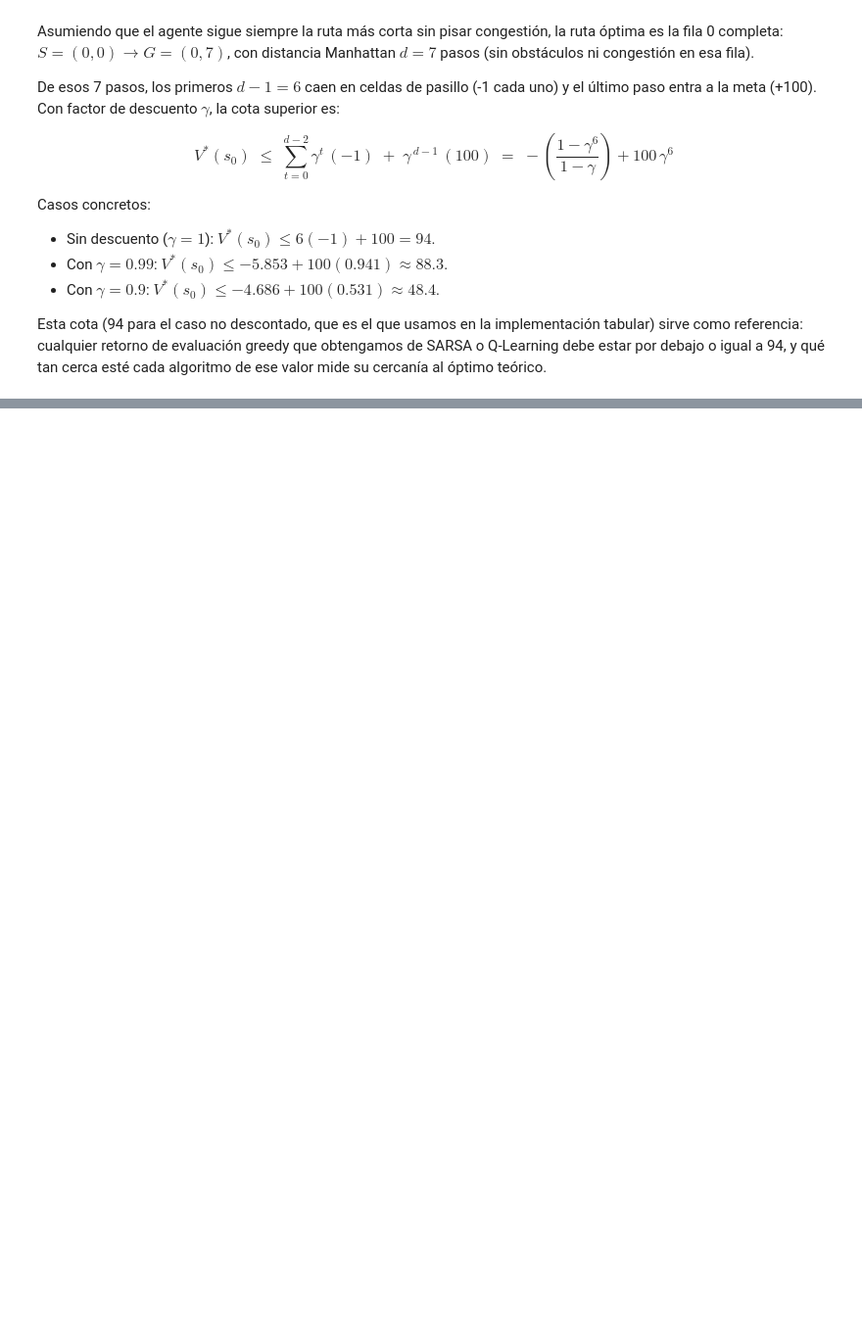
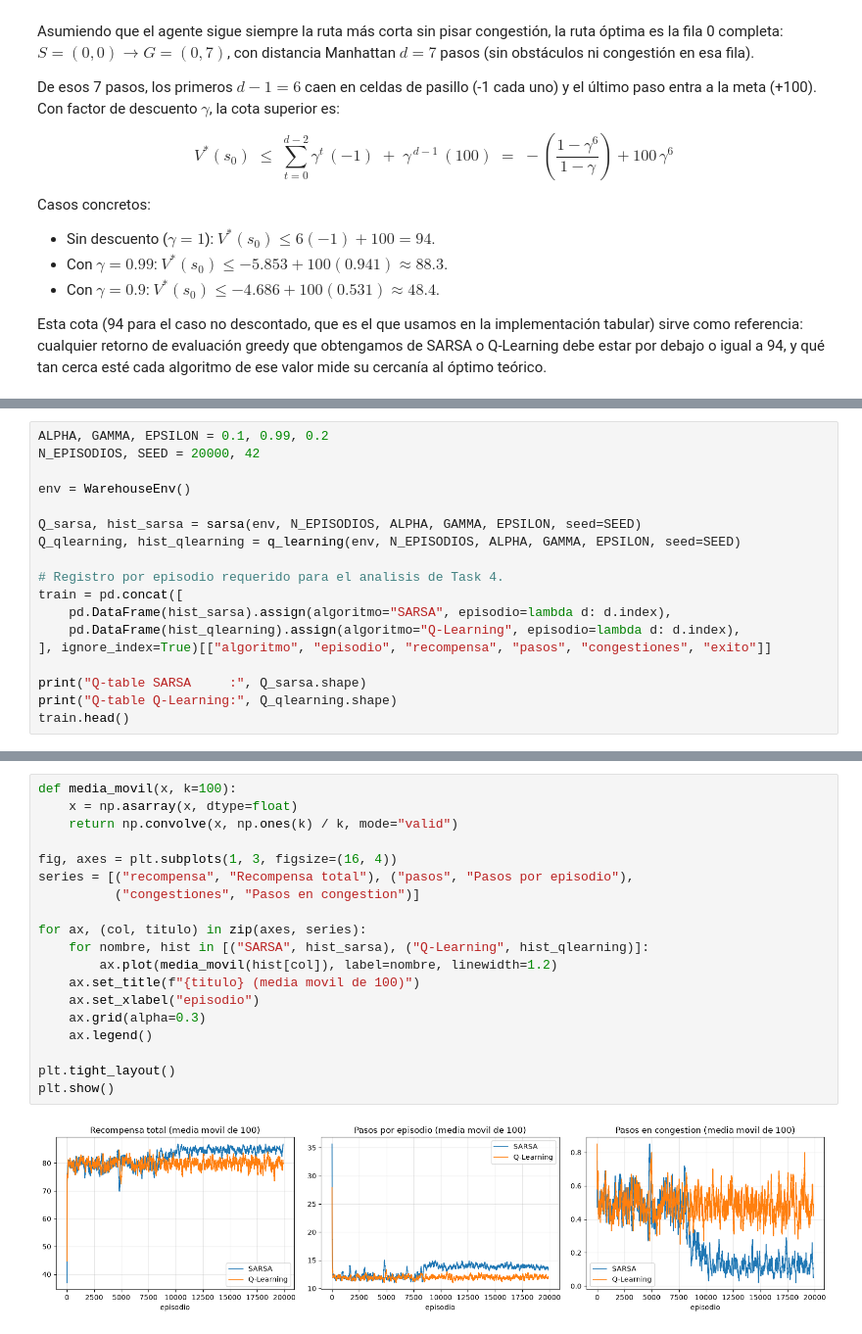
Before and after one commit to DanielDubon/RL-LAB4, a Jupyter notebook: lab4.ipynb, the cells around one changed output, grey strips where cells are left out. Shown at 98% size. Saved outputs shown, nothing was run; the diff lists cells and outputs as text; blank space fills up the shorter version.

Commit message:
Task 3 done

```diff
--- a/lab4.ipynb
+++ b/lab4.ipynb
@@ -139,0 +531,18 @@ Esta cota (94 para el caso no descontado, que es el que usamos en la implementac
+# %%
+ALPHA, GAMMA, EPSILON = 0.1, 0.99, 0.2
+N_EPISODIOS, SEED = 20000, 42
+
+env = WarehouseEnv()
+
+Q_sarsa, hist_sarsa = sarsa(env, N_EPISODIOS, ALPHA, GAMMA, EPSILON, seed=SEED)
+Q_qlearning, hist_qlearning = q_learning(env, N_EPISODIOS, ALPHA, GAMMA, EPSILON, seed=SEED)
+
+# Registro por episodio requerido para el analisis de Task 4.
+train = pd.concat([
+    pd.DataFrame(hist_sarsa).assign(algoritmo="SARSA", episodio=lambda d: d.index),
+    pd.DataFrame(hist_qlearning).assign(algoritmo="Q-Learning", episodio=lambda d: d.index),
+], ignore_index=True)[["algoritmo", "episodio", "recompensa", "pasos", "congestiones", "exito"]]
+
+print("Q-table SARSA     :", Q_sarsa.shape)
+print("Q-table Q-Learning:", Q_qlearning.shape)
+train.head()
@@ -139,0 +573,21 @@ Esta cota (94 para el caso no descontado, que es el que usamos en la implementac
+# %%
+def media_movil(x, k=100):
+    x = np.asarray(x, dtype=float)
+    return np.convolve(x, np.ones(k) / k, mode="valid")
+
+fig, axes = plt.subplots(1, 3, figsize=(16, 4))
+series = [("recompensa", "Recompensa total"), ("pasos", "Pasos por episodio"),
+          ("congestiones", "Pasos en congestion")]
+
+for ax, (col, titulo) in zip(axes, series):
+    for nombre, hist in [("SARSA", hist_sarsa), ("Q-Learning", hist_qlearning)]:
+        ax.plot(media_movil(hist[col]), label=nombre, linewidth=1.2)
+    ax.set_title(f"{titulo} (media movil de 100)")
+    ax.set_xlabel("episodio")
+    ax.grid(alpha=0.3)
+    ax.legend()
+
+plt.tight_layout()
+plt.show()
+# %% [output]
+[figure, added]
```
Also changed, not shown: parts of 22 cells of this notebook, 4 other files.
